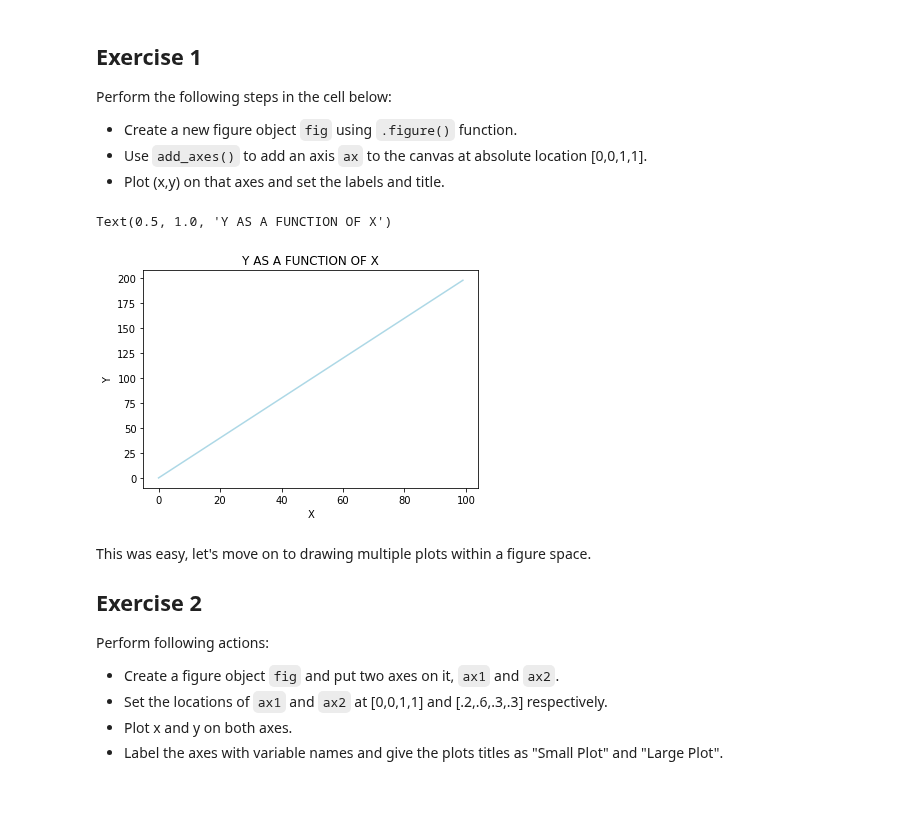
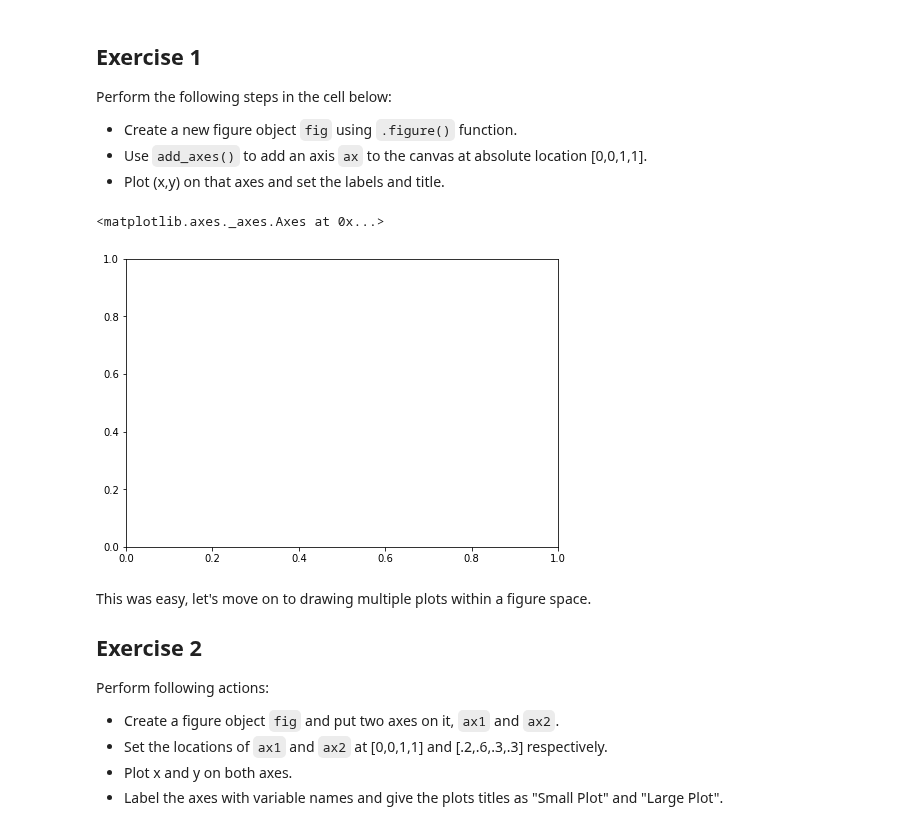
Before and after one commit to nkacoroski/dsc-1-03-13-customizing-visualizations-with-matplotlib-lab-seattle-ds-career-040119, a Jupyter notebook: index.ipynb, the cells around one changed output. Cells and saved outputs as stored; diff of their text form; code cells hidden in the pictures; blank space fills up the shorter version.

```diff
--- a/index.ipynb
+++ b/index.ipynb
@@ -63,10 +63,10 @@ Perform the following steps in the cell below:
 * Plot (x,y) on that axes and set the labels and title.
 # %%
 fig = plt.figure()
-fig.add_axes(0, 0, 1, 1)
+fig.add_axes([0, 0, 1, 1])
 # %% [output]
-Text(0.5, 1.0, 'Y AS A FUNCTION OF X')
+<matplotlib.axes._axes.Axes at 0x...>
-[figure, old version]
+[figure, new version]
 # %% [markdown]
 This was easy, let's move on to drawing multiple plots within a figure space.
 
```
